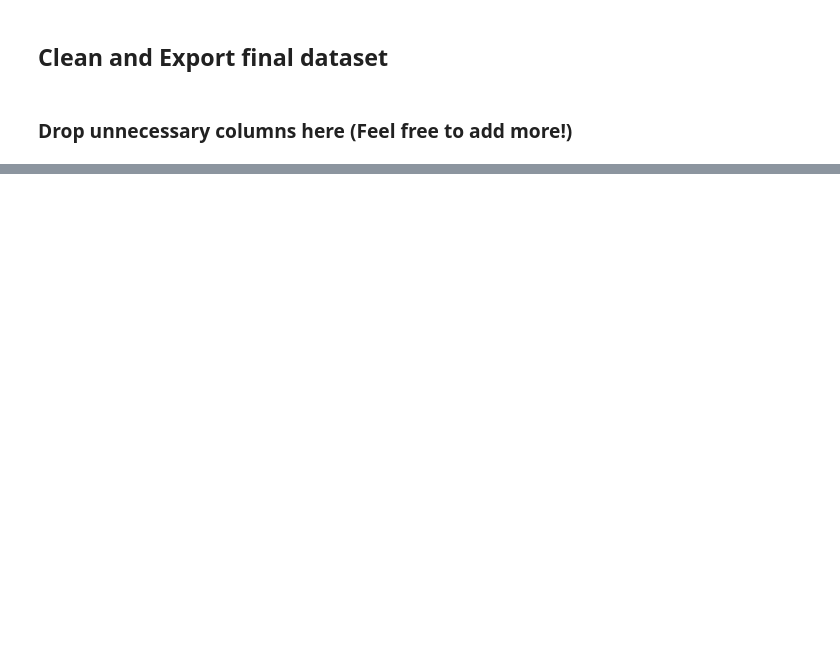
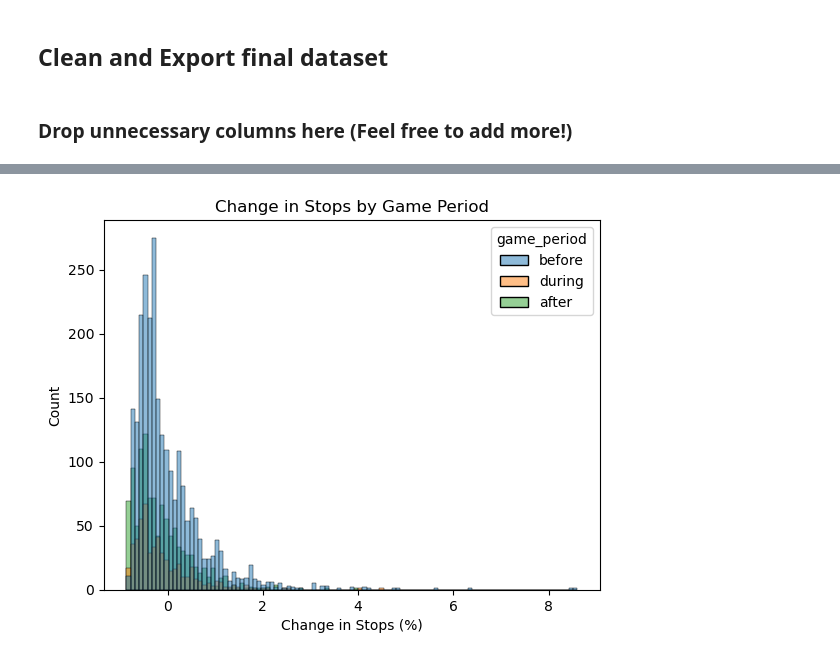
Before and after one commit to utexas-SDS-357/sds357-project-sp26-i-love-philly, a Jupyter notebook: data/eagles_data_wrangling.ipynb, the cells around one changed output, grey strips where cells are left out. Cells and saved outputs as stored; diff of their text form; code cells hidden in the pictures; blank space fills up the shorter version.

Commit message:
Plots with Wrangled Data
Initial plots

```diff
--- a/data/eagles_data_wrangling.ipynb
+++ b/data/eagles_data_wrangling.ipynb
@@ -450,0 +465,12 @@ final_df.to_csv('eagles_modeling_df.csv')
+# %%
+import seaborn as sns
+import matplotlib.pyplot as plt
+sns.histplot(data=final_df,
+             x="percent_change_in_stops",
+             hue="game_period")
+
+plt.title("Change in Stops by Game Period")
+plt.xlabel("Change in Stops (%)")
+plt.show()
+# %% [output]
+[figure, added]
```
Also changed, not shown: parts of 24 cells of this notebook.
